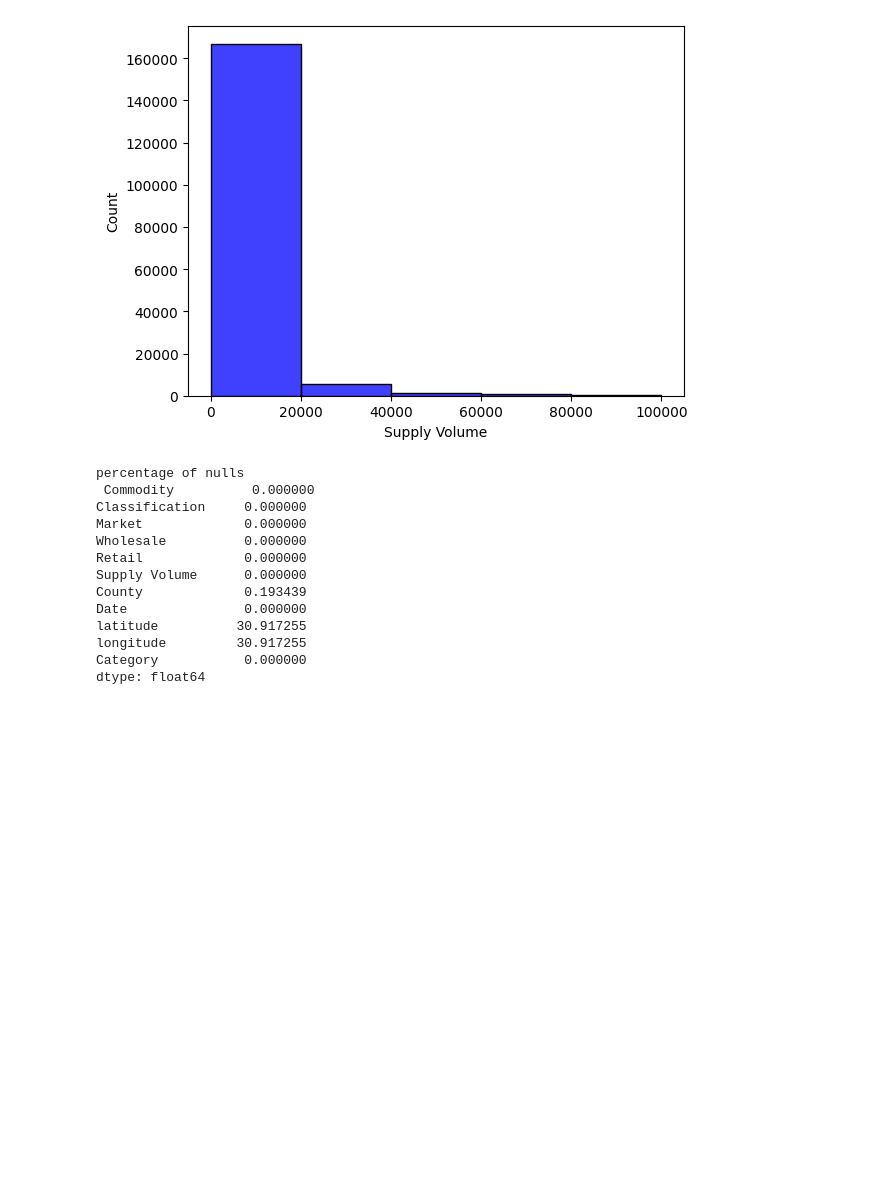
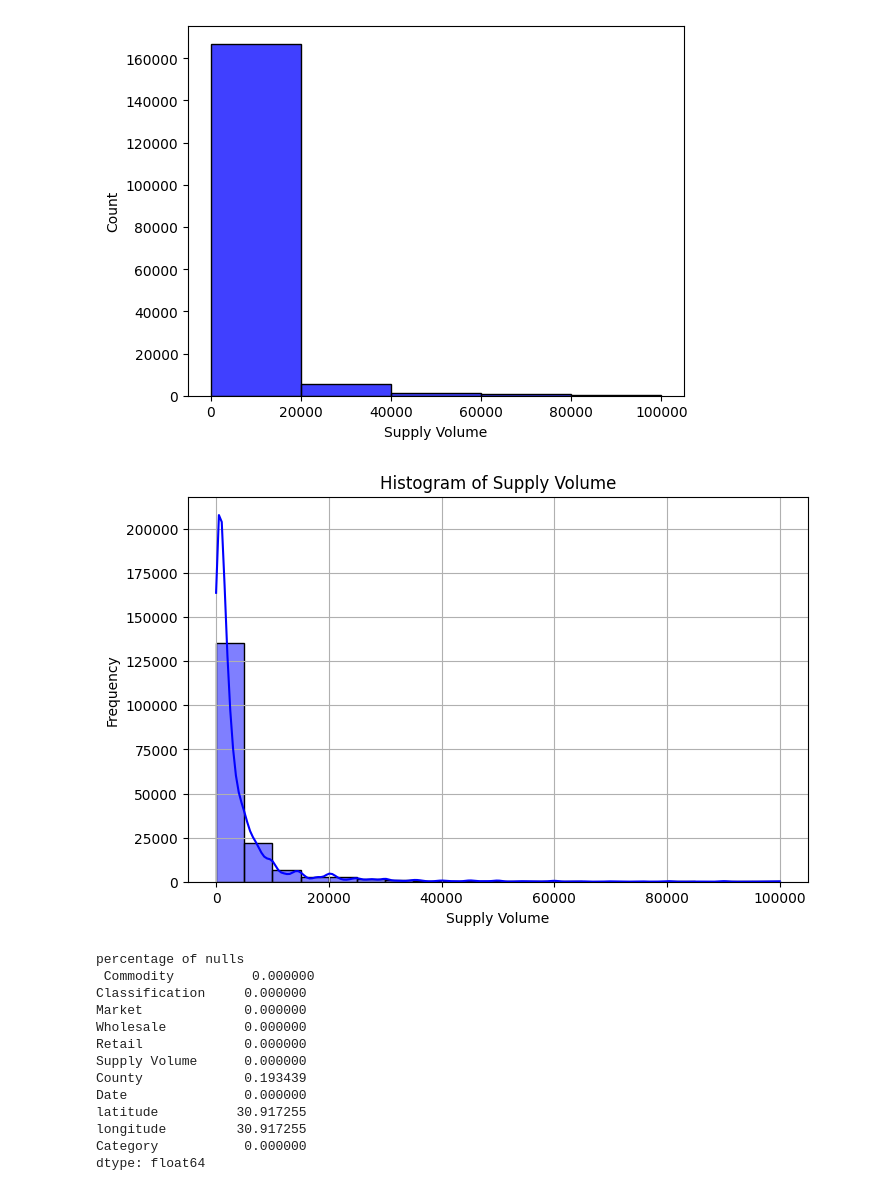
Before and after one commit to Logan-BCM/AgriPriceForecast-Kenya, a Jupyter notebook: Project.ipynb, the cells around one changed output. Saved outputs shown, nothing was run; the diff lists cells and outputs as text; code cells hidden in the pictures; blank space fills up the shorter version.

```diff
--- a/Project.ipynb
+++ b/Project.ipynb
@@ -543,6 +555,10 @@ sns.histplot(products_df['Supply Volume'], bins=5, color='blue')
 plt.show();
 # %% [output]
 [figure]
+# %%
+plot_histogram(products_df, 'Supply Volume')
+# %% [output]
+[figure, added]
 # %%
 products_df['Supply Volume']=products_df['Supply Volume'].fillna(products_df['Supply Volume'].median())
 # %%
```
Also changed, not shown: parts of 6 cells of this notebook, 1 other file.
